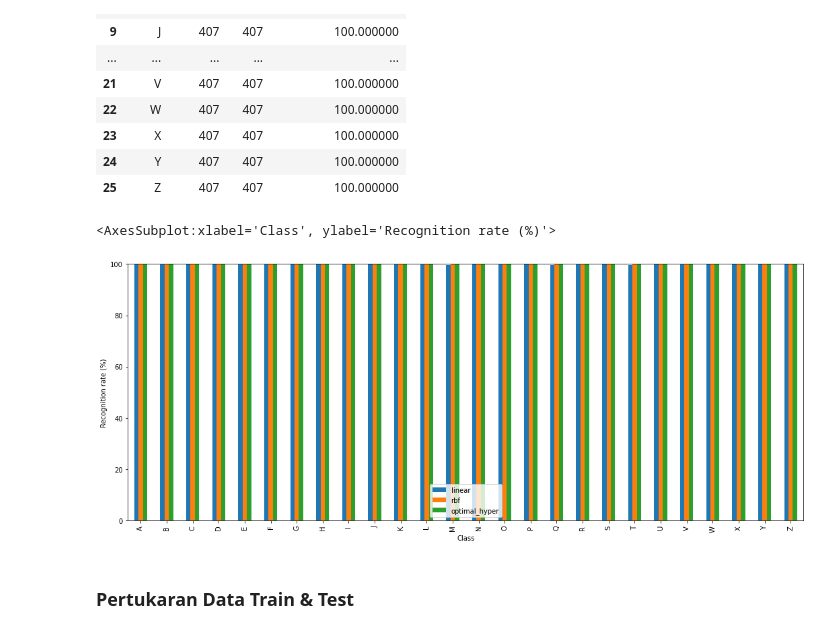
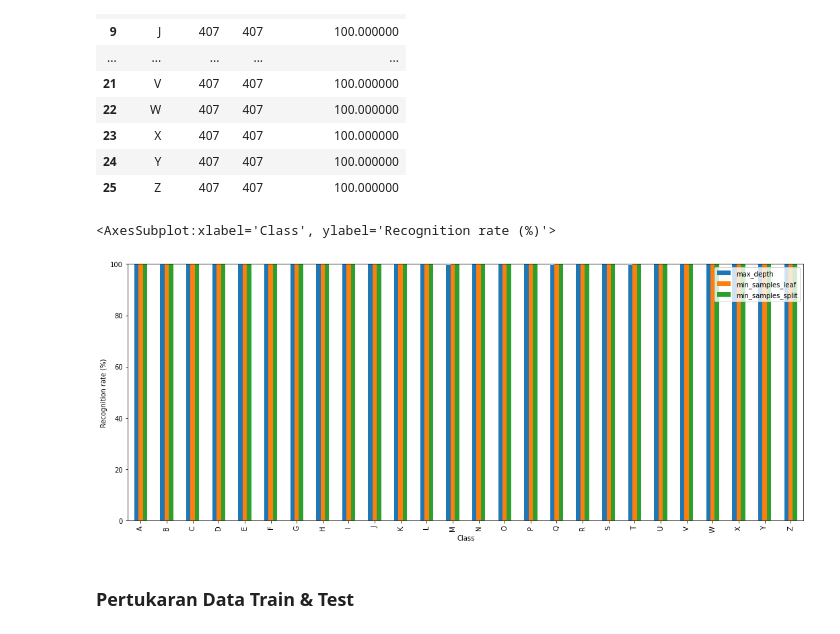
Before and after one commit to alfianisnan26/Letter_ML, a Jupyter notebook: machine_learning/decision-trees.ipynb, the cells around one changed output. Saved outputs shown, nothing was run; the diff lists cells and outputs as text; code cells hidden in the pictures.

```diff
--- a/machine_learning/decision-trees.ipynb
+++ b/machine_learning/decision-trees.ipynb
@@ -250,10 +250,10 @@ Recognition rate for every class
 | 24 | Y | 407 | 407 | 100.000000 |
 | 25 | Z | 407 | 407 | 100.000000 |
 # %%
-recognition_compare_graph(export1A, export2A, export3A, "linear", "rbf", "optimal_hyper")
+recognition_compare_graph(export1A, export2A, export3A, "max_depth", "min_samples_leaf", "min_samples_split")
 # %% [output]
 <AxesSubplot:xlabel='Class', ylabel='Recognition rate (%)'>
-[figure, old version]
+[figure, new version]
 # %% [markdown]
 ### Pertukaran Data Train & Test
 # %% [markdown]
```
Also changed, not shown: parts of 1 cell of this notebook, 3 other files.
